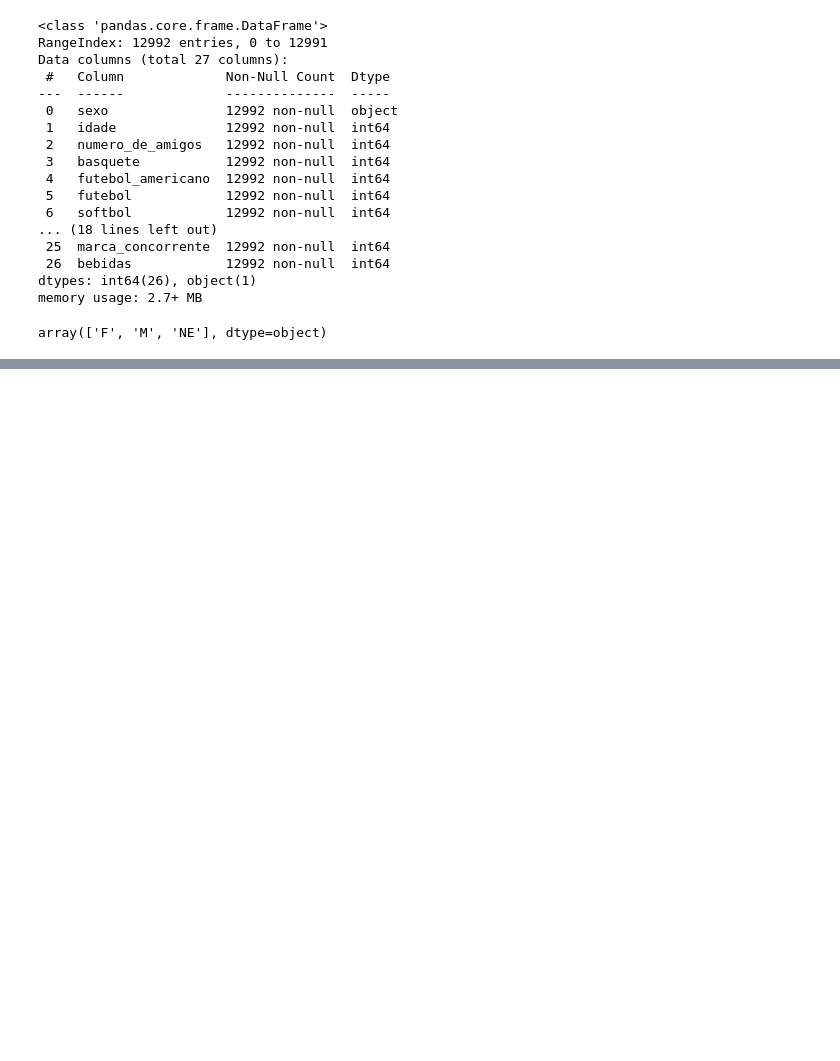
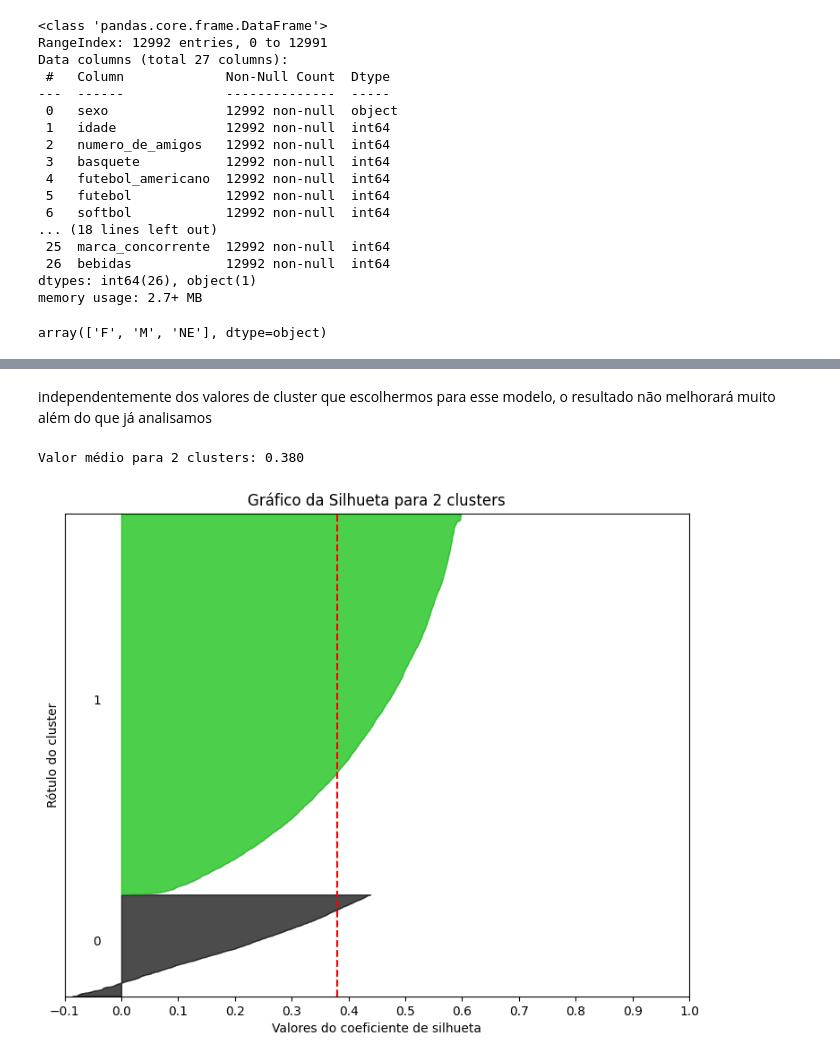
Before and after one commit to Cr0l3y/ML_Unsupervised, a Jupyter notebook: projeto.ipynb, the cells around one changed output, grey strips where cells are left out. Cells and saved outputs as stored; diff of their text form; code cells hidden in the pictures; blank space fills up the shorter version.

Commit message:
test_graf

```diff
--- a/projeto.ipynb
+++ b/projeto.ipynb
@@ -49,0 +155,50 @@ array(['F', 'M', 'NE'], dtype=object)
+# %% [markdown]
+independentemente dos valores de cluster que escolhermos para esse modelo, o resultado não melhorará muito além do que já analisamos
+# %%
+#Criando um gráfico de distribuição de silhuetas
+#Alguns codigos foram utilizado em outras analises feitas em outros projeto como por exemplo projetos de visualização de dados
+import matplotlib.cm as cm
+from sklearn.metrics import silhouette_samples
+
+def graf_silhueta (n_clusters, dados):
+    # Aplica o KMeans ao conjunto de dados
+    kmeans = KMeans(n_clusters=n_clusters, random_state=45)
+    cluster_previsoes = kmeans.fit_predict(dados)
+    # Calcula o silhouette score médio
+    silhueta_media = silhouette_score(dados, cluster_previsoes)
+    print(f'Valor médio para {n_clusters} clusters: {silhueta_media:.3f}')
+    # Calcula a pontuação de silhueta para cada amostra
+    silhueta_amostra = silhouette_samples(dados, cluster_previsoes)
+
+
+    # Configuração da figura para o gráfico de silhueta
+    fig, ax1 = plt.subplots(1, 1)
+    fig.set_size_inches(9, 7)
+    # Limites do gráfico de silhueta
+    ax1.set_xlim([-0.1, 1])
+    ax1.set_ylim([0, len(dados) + (n_clusters + 1) * 10])
+    y_lower = 10
+    for i in range(n_clusters):
+        ith_cluster_silhueta_amostra = silhueta_amostra[cluster_previsoes == i]
+        ith_cluster_silhueta_amostra.sort()
+        tamanho_cluster_i = ith_cluster_silhueta_amostra.shape[0]
+        y_upper = y_lower + tamanho_cluster_i
+        cor = cm.nipy_spectral(float(i) / n_clusters)
+        ax1.fill_betweenx(np.arange(y_lower, y_upper), 0, ith_cluster_silhueta_amostra,
+            facecolor=cor, edgecolor=cor, alpha=0.7)
+        ax1.text(-0.05, y_lower + 0.5 * tamanho_cluster_i, str(i))
+        y_lower = y_upper + 10  # 10 para o espaço entre gráficos
+    # Linha vertical para a média do Silhouette Score
+    ax1.axvline(x=silhueta_media, color='red', linestyle='--')
+    ax1.set_title(f'Gráfico da Silhueta para {n_clusters} clusters')
+    ax1.set_xlabel('Valores do coeficiente de silhueta')
+    ax1.set_ylabel('Rótulo do cluster')
+    ax1.set_yticks([])  # Remove os ticks do eixo y
+    ax1.set_xticks([i/10.0 for i in range(-1, 11)])
+
+    plt.show()
+# %%
+graf_silhueta(2,dados)
+# %% [output]
+Valor médio para 2 clusters: 0.380
+[figure, added]
```
Also changed, not shown: parts of 19 cells of this notebook, 1 other file.
